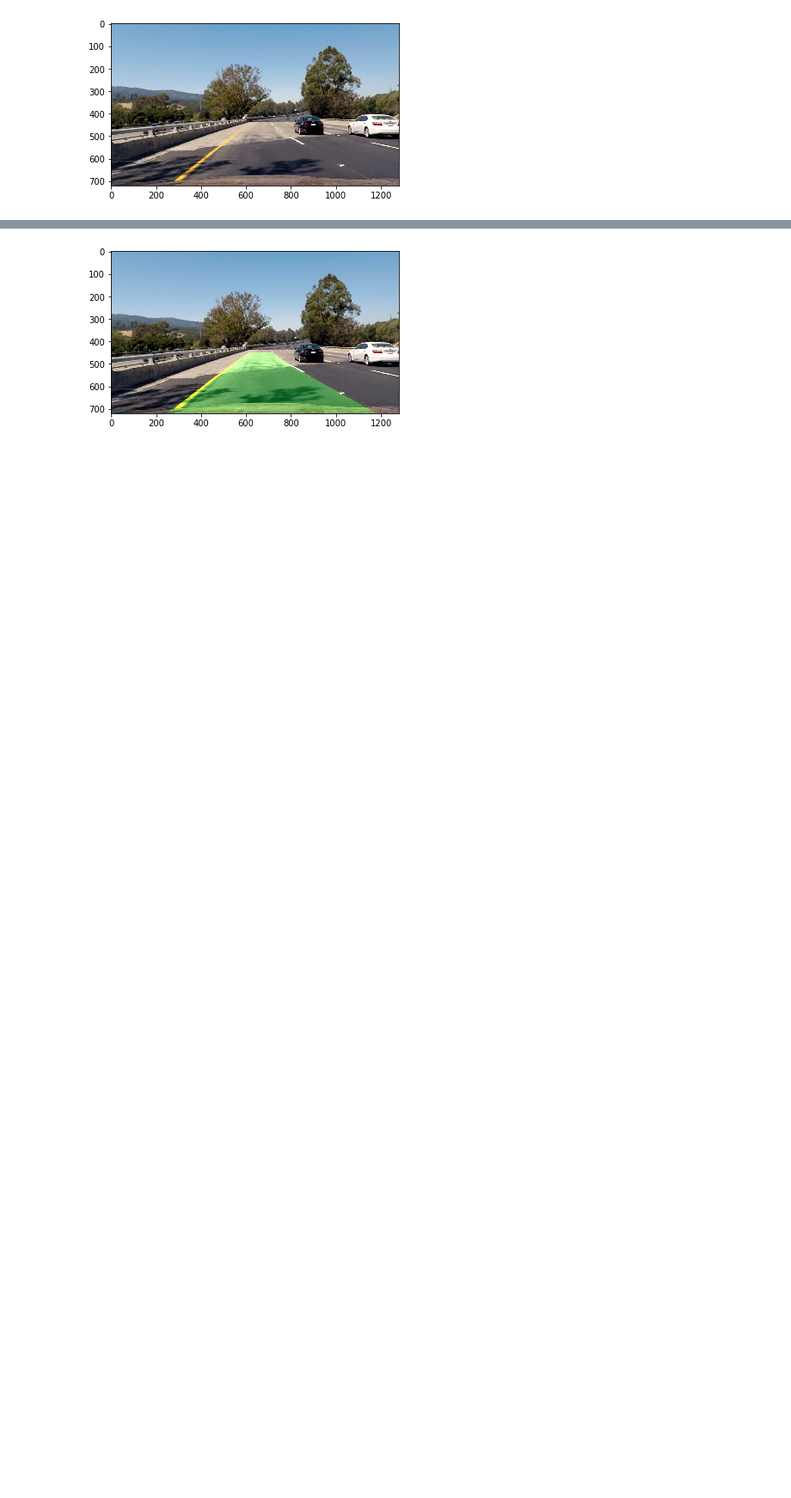
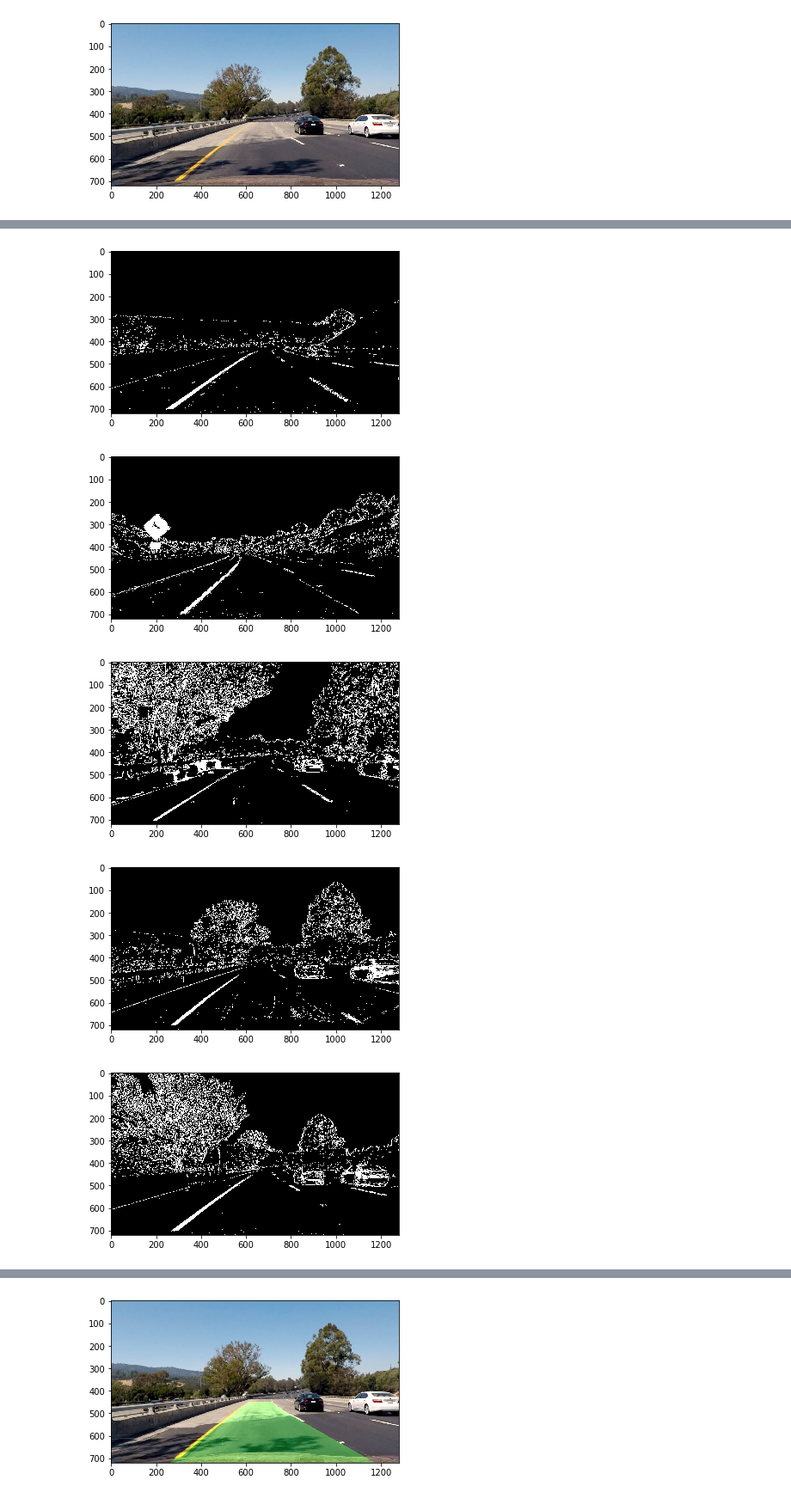
Before and after one commit to prateeksawhney97/Advanced-Lane-Finding-P2, a Jupyter notebook: P2.ipynb, the cells around one changed output, grey strips where cells are left out. Shown at 86% size. Drawn from its saved outputs; the diff is of its cells as text; code cells hidden in the pictures; blank space fills up the shorter version.

```diff
--- a/P2.ipynb
+++ b/P2.ipynb
@@ -116,0 +96,32 @@ for image in undist_array:
+# %%
+binary_image_array = []
+
+for image in undist_array:
+    #image = undistorted
+    #gray = cv2.cvtColor(image, cv2.COLOR_RGB2GRAY)
+    hls = cv2.cvtColor(image, cv2.COLOR_RGB2HLS)
+    s_channel = hls[:,:,2]
+    gray = cv2.cvtColor(image, cv2.COLOR_RGB2GRAY)
+    sobelx = cv2.Sobel(gray, cv2.CV_64F, 1, 0) # Take the derivative in x
+    abs_sobelx = np.absolute(sobelx) # Absolute x derivative to accentuate lines away from horizontal
+    scaled_sobel = np.uint8(255*abs_sobelx/np.max(abs_sobelx))
+    thresh_min = 20
+    thresh_max = 100
+    sxbinary = np.zeros_like(scaled_sobel)
+    sxbinary[(scaled_sobel >= thresh_min) & (scaled_sobel <= thresh_max)] = 1
+    s_thresh_min = 170
+    s_thresh_max = 255
+    s_binary = np.zeros_like(s_channel)
+    s_binary[(s_channel >= s_thresh_min) & (s_channel <= s_thresh_max)] = 1
+    color_binary = np.dstack(( np.zeros_like(sxbinary), sxbinary, s_binary)) * 255
+    combined_binary = np.zeros_like(sxbinary)
+    combined_binary[(s_binary == 1) | (sxbinary == 1)] = 1
+    binary_image_array.append(combined_binary)
+    plt.figure()
+    plt.imshow(combined_binary, cmap='gray')
+# %% [output]
+[figure, added]
+[figure, added]
+[figure, added]
+[figure, added]
+[figure, added]
```
Also changed, not shown: parts of 11 cells of this notebook, 1 other file.
